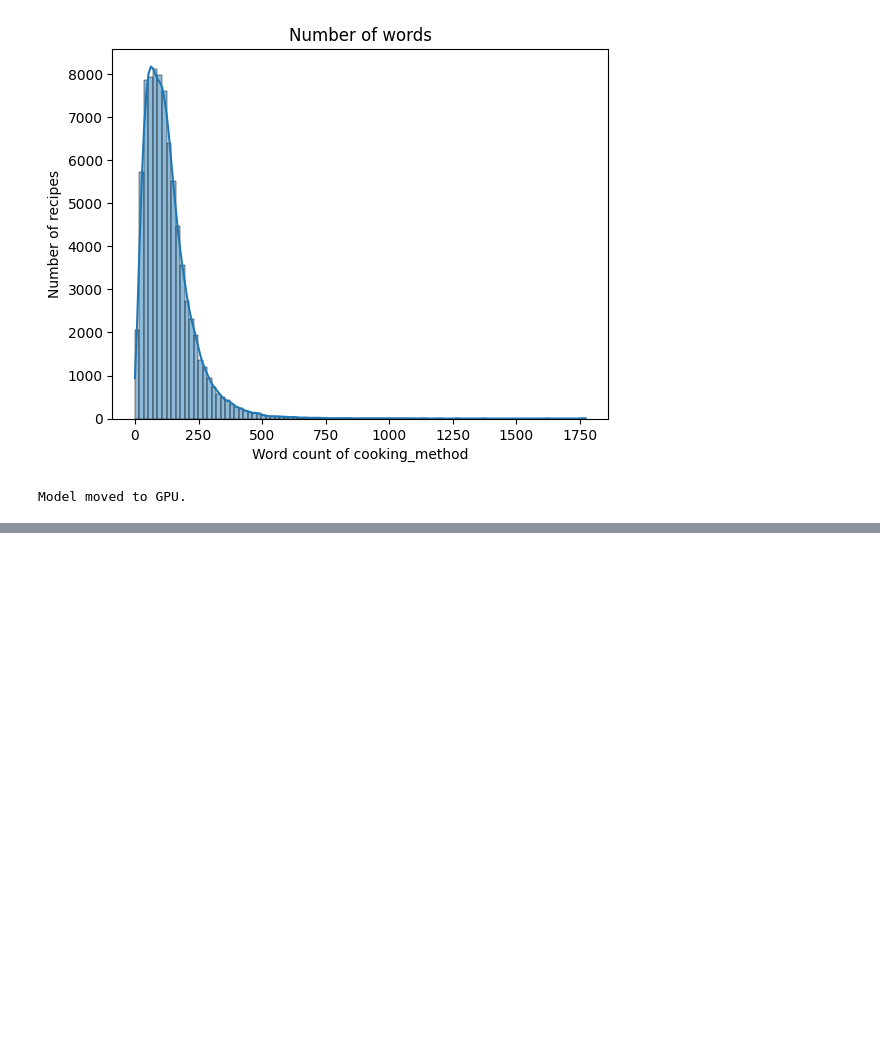
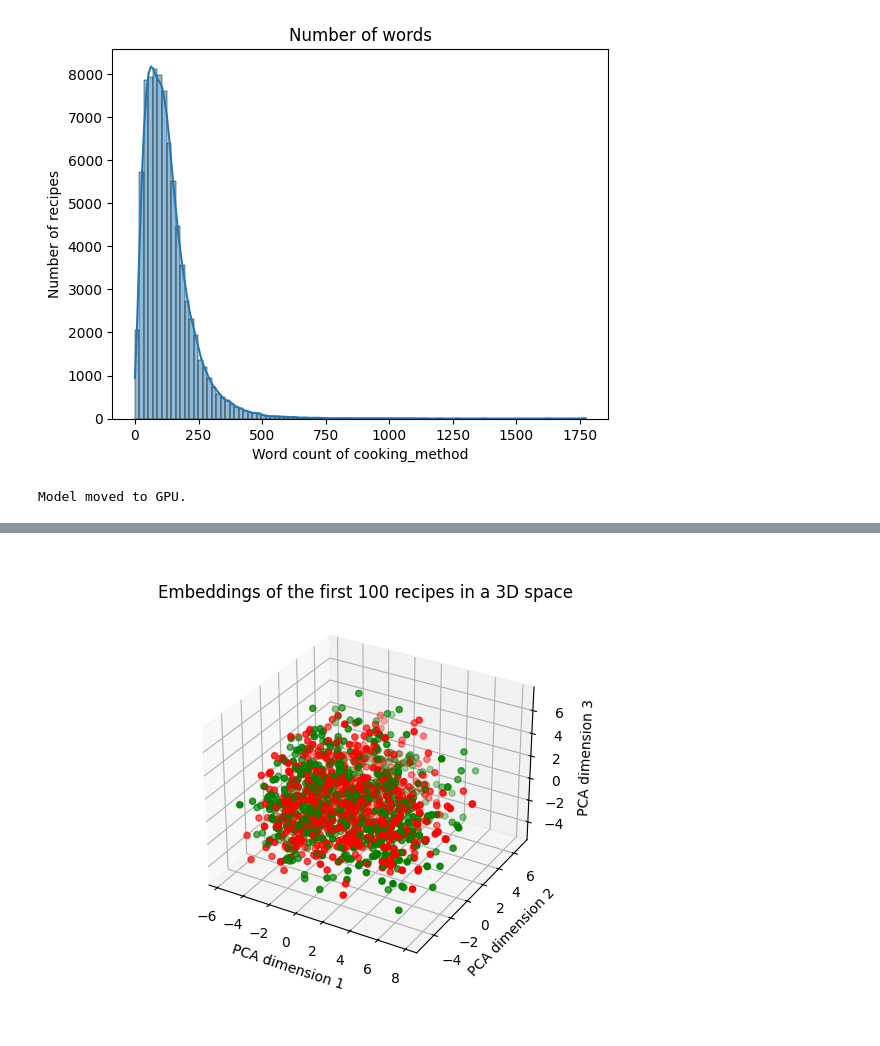
Before and after one commit to lavo2/HLT-Project, a Jupyter notebook: lavo.ipynb, the cells around one changed output, grey strips where cells are left out. Cells and saved outputs as stored; diff of their text form; code cells hidden in the pictures; blank space fills up the shorter version.

```diff
--- a/lavo.ipynb
+++ b/lavo.ipynb
@@ -154,0 +164,4 @@ ingredients_df.to_csv('.\\dataset\\ingredients_list_5k_2.csv', index=False)
+# %%
+# read the csv in PATH adn store it ad a list of lists ignoring the nan values
+ingredients_list = pd.read_csv(PATH).values.tolist()
+ingredients_list = [[ingredient for ingredient in row if type(ingredient) == str] for row in ingredients_list]
@@ -154,0 +187,3 @@ ingredients_df.to_csv('.\\dataset\\ingredients_list_5k_2.csv', index=False)
+# %%
+# drop all the rows with ingredients_list equal to []
+df = df[df['ingredients_list'].map(lambda d: len(d)) > 0]
@@ -154,0 +196,11 @@ ingredients_df.to_csv('.\\dataset\\ingredients_list_5k_2.csv', index=False)
+# %%
+# for each ingredient_list create the embedding of the ingredients
+import sentence_transformers
+
+model = sentence_transformers.SentenceTransformer('paraphrase-MiniLM-L6-v2')
+
+embeddings_list = []
+
+
+for i in tqdm(range(len(df))):
+    embeddings_list.append(model.encode(df.ingredients_list[i]))
@@ -154,0 +267,28 @@ ingredients_df.to_csv('.\\dataset\\ingredients_list_5k_2.csv', index=False)
+# %%
+%matplotlib widget
+import seaborn as sns
+import matplotlib.pyplot as plt
+from sklearn.decomposition import PCA
+from mpl_toolkits.mplot3d import Axes3D
+
+fig = plt.figure()
+pca = PCA(n_components=3)
+ax = fig.add_subplot(111, projection='3d')
+
+for i in tqdm(range(100)):
+    if len(embeddings_list[i]) < 3:
+        continue
+    embeddings_3d = pca.fit_transform(embeddings_list[i])
+    if df.Vegetarian[i] == 1:
+        ax.scatter(embeddings_3d[:, 0], embeddings_3d[:, 1], embeddings_3d[:, 2], color='green')
+    else:
+        ax.scatter(embeddings_3d[:, 0], embeddings_3d[:, 1], embeddings_3d[:, 2], color='red')
+
+
+ax.set_xlabel('PCA dimension 1')
+ax.set_ylabel('PCA dimension 2')
+ax.set_zlabel('PCA dimension 3')
+ax.set_title('Embeddings of the first 100 recipes in a 3D space')
+plt.show()
+# %% [output]
+[figure, added]
```
Also changed, not shown: parts of 11 cells of this notebook.
